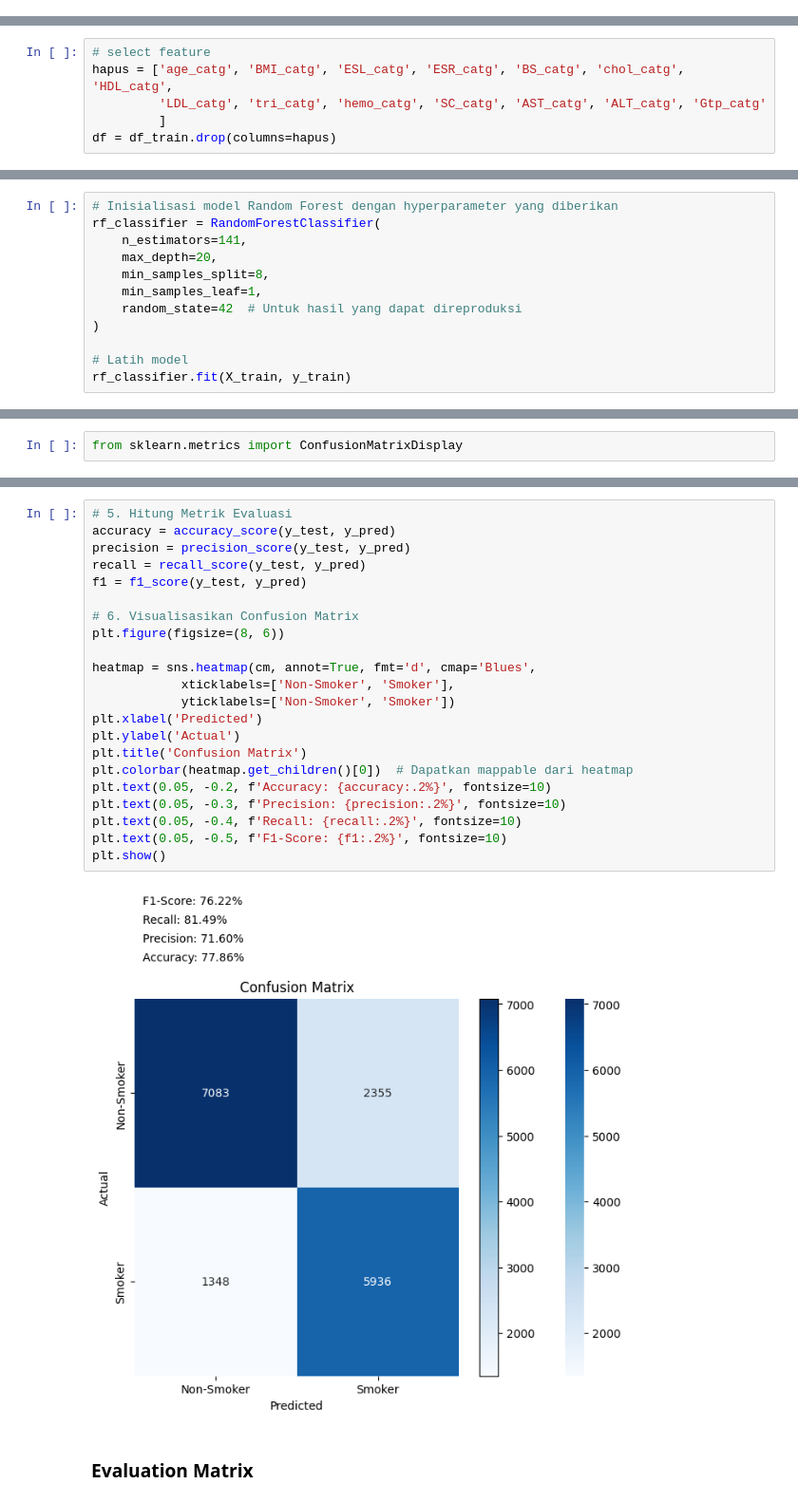
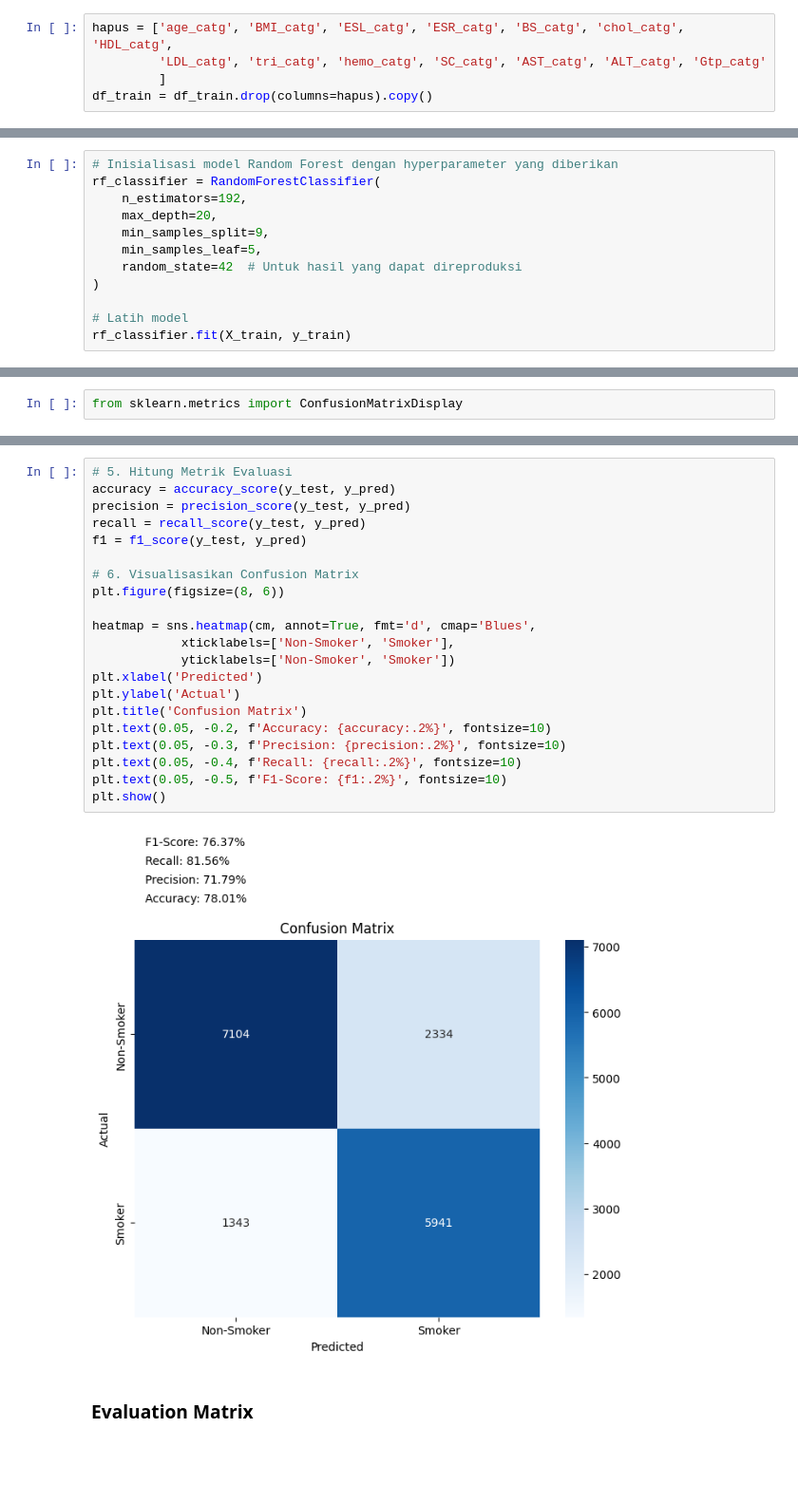
Before and after one commit to AlamProgram/Machine_Learning_Project, a Jupyter notebook: FinalProjectSmokerDetector.ipynb, the cells around one changed output, grey strips where cells are left out. Shown at 95% size. Saved outputs shown, nothing was run; the diff lists cells and outputs as text; blank space fills up the shorter version.

```diff
--- a/FinalProjectSmokerDetector.ipynb
+++ b/FinalProjectSmokerDetector.ipynb
@@ -2059,0 +2062,5 @@ array([1, 2])
+# %%
+hapus = ['age_catg', 'BMI_catg', 'ESL_catg', 'ESR_catg', 'BS_catg', 'chol_catg', 'HDL_catg',
+         'LDL_catg', 'tri_catg', 'hemo_catg', 'SC_catg', 'AST_catg', 'ALT_catg', 'Gtp_catg'
+         ]
+df_train = df_train.drop(columns=hapus).copy()
@@ -2151,12 +2178,6 @@ memory usage: 47.6 MB
 df = df_train_normalized
 # %%
 from sklearn.model_selection import train_test_split
-# %%
-# select feature
-hapus = ['age_catg', 'BMI_catg', 'ESL_catg', 'ESR_catg', 'BS_catg', 'chol_catg', 'HDL_catg',
-         'LDL_catg', 'tri_catg', 'hemo_catg', 'SC_catg', 'AST_catg', 'ALT_catg', 'Gtp_catg'
-         ]
-df = df_train.drop(columns=hapus)
 # %%
 df.info()
 # %% [output]
@@ -2412,10 +2418,10 @@ Parameter terbaik: {'n_estimators': 141, 'max_depth': 20, 'min_samples_split': 8
 # %%
 # Inisialisasi model Random Forest dengan hyperparameter yang diberikan
 rf_classifier = RandomForestClassifier(
-    n_estimators=141,
+    n_estimators=192,
     max_depth=20,
-    min_samples_split=8,
-    min_samples_leaf=1,
+    min_samples_split=9,
+    min_samples_leaf=5,
     random_state=42  # Untuk hasil yang dapat direproduksi
 )
 
@@ -2491,27 +2497,26 @@ Actual Smoker                      1348              5936
 # %%
 # 5. Hitung Metrik Evaluasi
 accuracy = accuracy_score(y_test, y_pred)
 precision = precision_score(y_test, y_pred)
 recall = recall_score(y_test, y_pred)
 f1 = f1_score(y_test, y_pred)
 
 # 6. Visualisasikan Confusion Matrix
 plt.figure(figsize=(8, 6))
 
 heatmap = sns.heatmap(cm, annot=True, fmt='d', cmap='Blues',
             xticklabels=['Non-Smoker', 'Smoker'],
             yticklabels=['Non-Smoker', 'Smoker'])
 plt.xlabel('Predicted')
 plt.ylabel('Actual')
 plt.title('Confusion Matrix')
-plt.colorbar(heatmap.get_children()[0])  # Dapatkan mappable dari heatmap
 plt.text(0.05, -0.2, f'Accuracy: {accuracy:.2%}', fontsize=10)
 plt.text(0.05, -0.3, f'Precision: {precision:.2%}', fontsize=10)
 plt.text(0.05, -0.4, f'Recall: {recall:.2%}', fontsize=10)
 plt.text(0.05, -0.5, f'F1-Score: {f1:.2%}', fontsize=10)
 plt.show()
 # %% [output]
-[figure, old version]
+[figure, new version]
 # %% [markdown]
 ### Evaluation Matrix
 # %%
```
Also changed, not shown: parts of 38 cells of this notebook.
